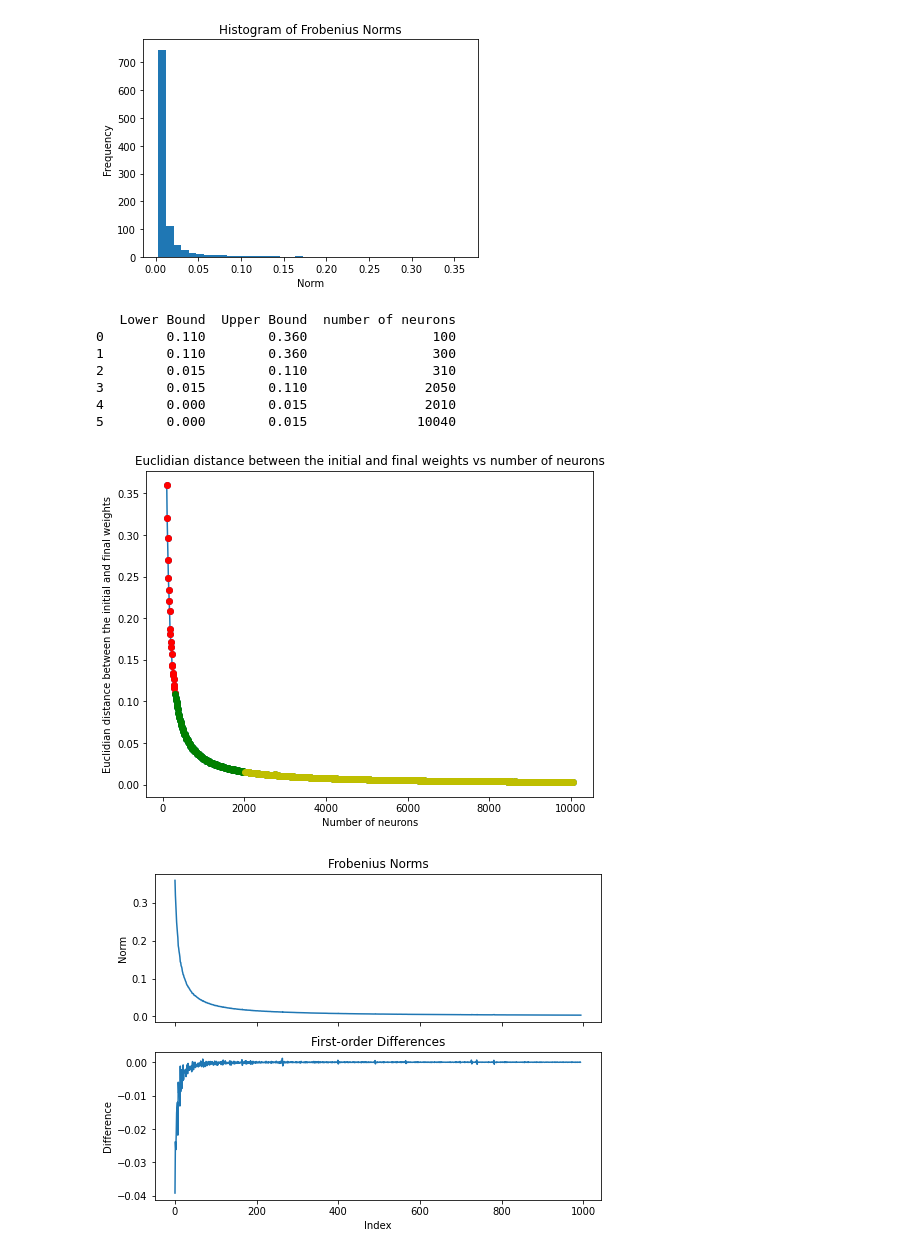
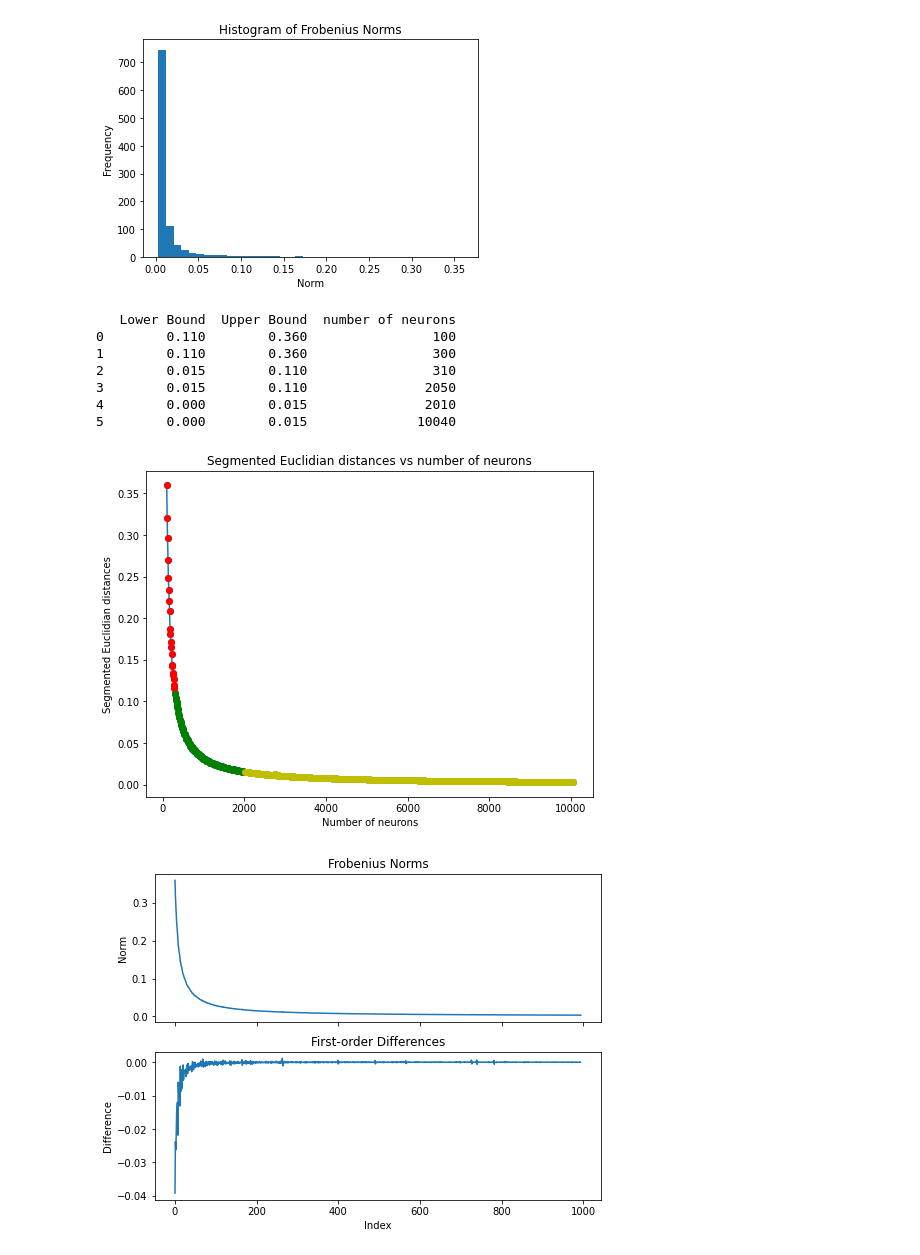
Before and after one commit to Kennethm-spec/Exploring-the-Limits-of-Lazy-Training-in-Neural-Networks, a Jupyter notebook: Loop_pytorch.ipynb, the cells around one changed output. Saved outputs shown, nothing was run; the diff lists cells and outputs as text; code cells hidden in the pictures.

```diff
--- a/Loop_pytorch.ipynb
+++ b/Loop_pytorch.ipynb
@@ -323,37 +320,36 @@ def fill_bounds(lb, ub, translate):
             translated_idx.append(val)
 
 fill_bounds(lb1, ub1, translated_idx_1)
 fill_bounds(lb2, ub2, translated_idx_2)
 fill_bounds(lb3, ub3, translated_idx_3)
 df = pd.DataFrame({'Lower Bound': lower_bound,
                   'Upper Bound': upper_bound, 'number of neurons': translated_idx})
 
 # Print the table
 print(df)
 
 # set the size of the figure
 fig, ax = plt.subplots(figsize=(8, 6))
 # create the plot
 ax.plot(unit_range, norms, linestyle='-', marker='o')
 ax.plot(translated_idx_1, norms[idx_1], 'ro')
 ax.plot(translated_idx_2, norms[idx_2], 'go')
 ax.plot(translated_idx_3, norms[idx_3], 'yo')
 # set the title and axis labels
-ax.set_title(
-    'Euclidian distance between the initial and final weights vs number of neurons')
+ax.set_title('Segmented Euclidian distances vs number of neurons')
 ax.set_xlabel('Number of neurons')
-ax.set_ylabel('Euclidian distance between the initial and final weights')
+ax.set_ylabel('Segmented Euclidian distances')
 
 plt.show()
 # %% [output]
    Lower Bound  Upper Bound  number of neurons
 0        0.110        0.360                100
 1        0.110        0.360                300
 2        0.015        0.110                310
 3        0.015        0.110               2050
 4        0.000        0.015               2010
 5        0.000        0.015              10040
-[figure, old version]
+[figure, new version]
 # %%
 # Compute the first-order differences
 diffs = np.diff(norms)
```
Also changed, not shown: parts of 3 cells of this notebook.
